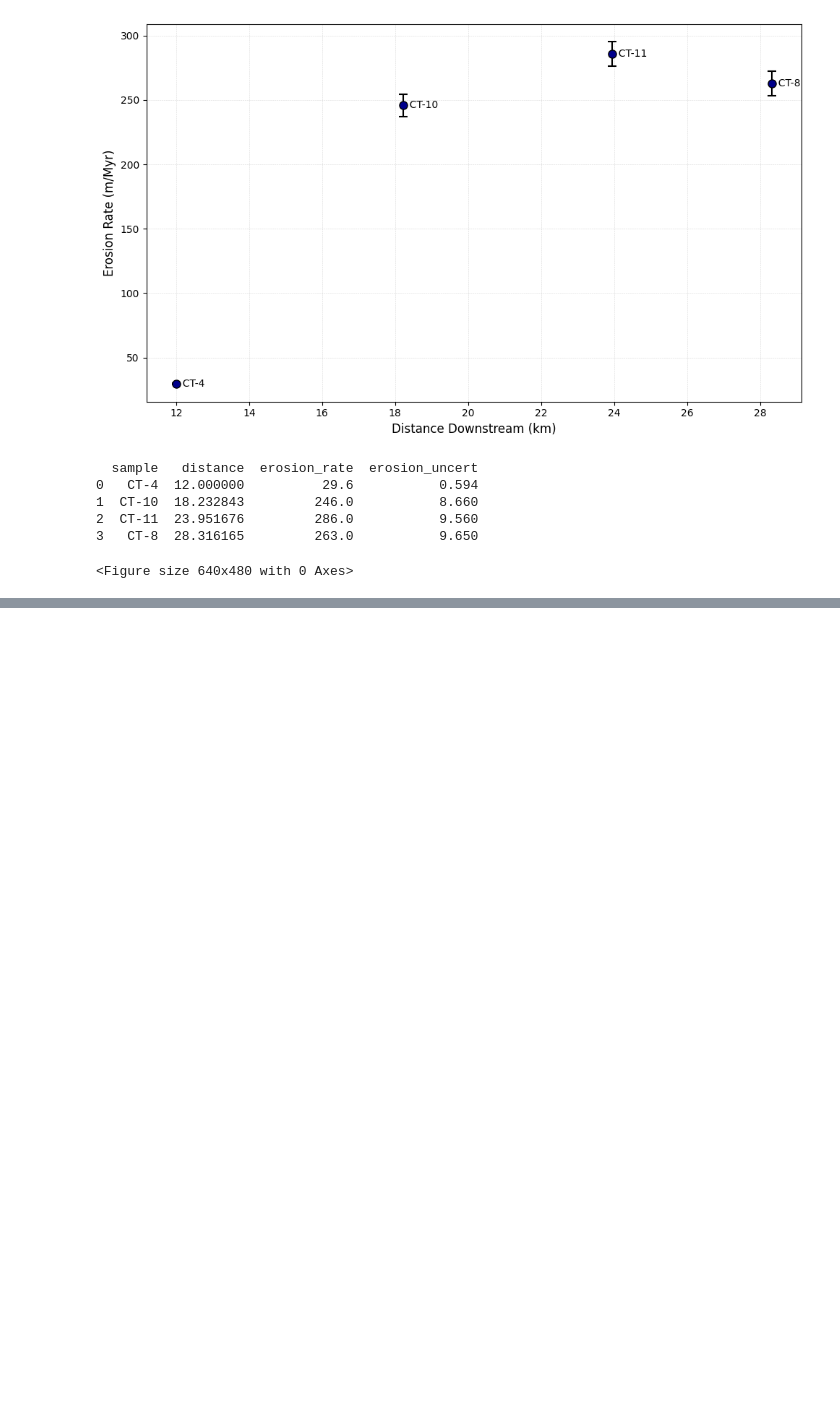
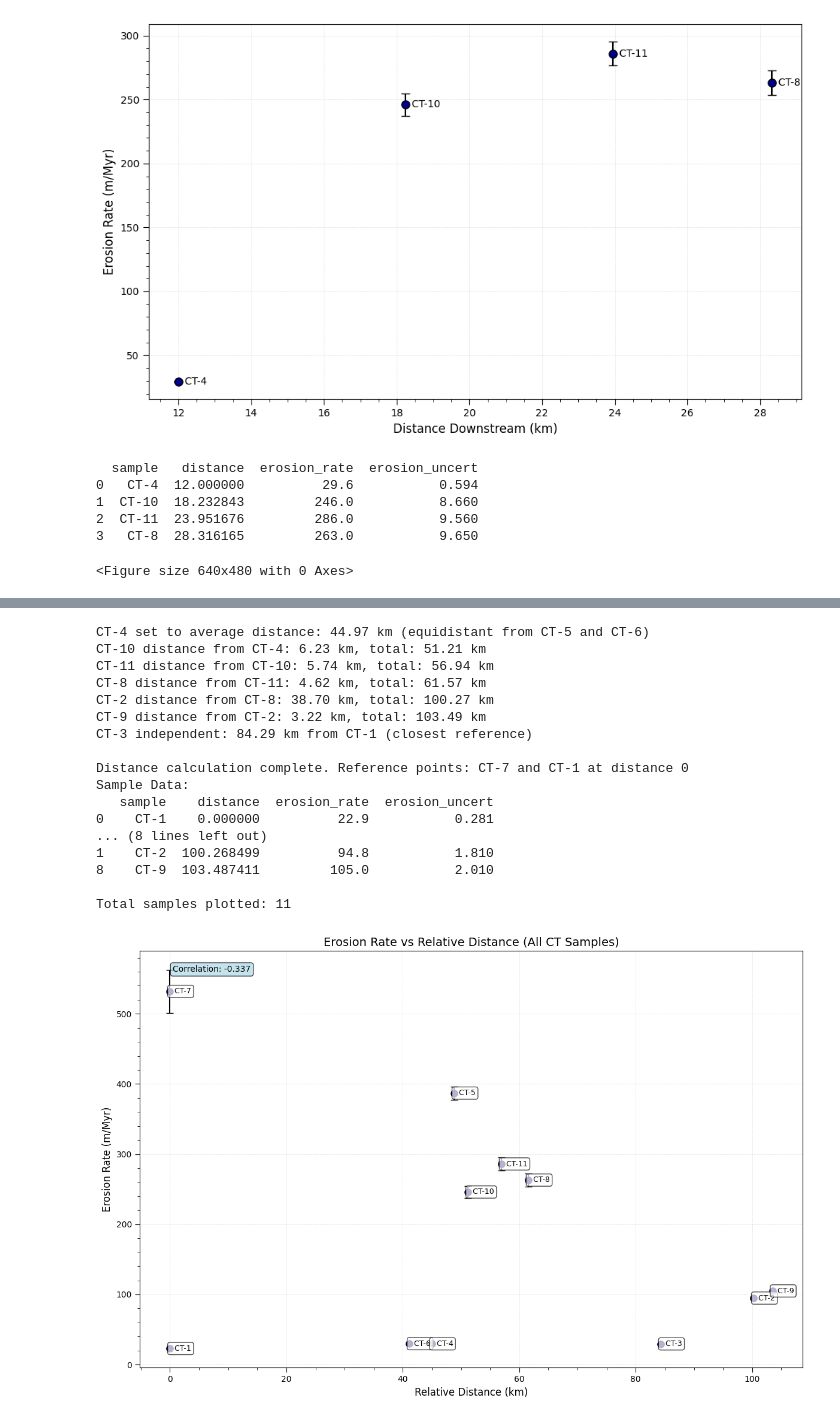
Before and after one commit to glong1321/AndesTG, a Jupyter notebook: Mataquito/Mixing_below_confluence/Below_confluence.ipynb, the cells around one changed output, grey strips where cells are left out. Saved outputs shown, nothing was run; the diff lists cells and outputs as text; code cells hidden in the pictures; blank space fills up the shorter version.

```diff
--- a/Mataquito/Mixing_below_confluence/Below_confluence.ipynb
+++ b/Mataquito/Mixing_below_confluence/Below_confluence.ipynb
@@ -535,0 +1044,21 @@ plt.savefig('Figures/downstream_mixing_erosionrate.png')
+# %%
+plot_df = plot_all_samples_erosion_rate(df)
+# %% [output]
+CT-4 set to average distance: 44.97 km (equidistant from CT-5 and CT-6)
+CT-10 distance from CT-4: 6.23 km, total: 51.21 km
+CT-11 distance from CT-10: 5.74 km, total: 56.94 km
+CT-8 distance from CT-11: 4.62 km, total: 61.57 km
+CT-2 distance from CT-8: 38.70 km, total: 100.27 km
+CT-9 distance from CT-2: 3.22 km, total: 103.49 km
+CT-3 independent: 84.29 km from CT-1 (closest reference)
+
+Distance calculation complete. Reference points: CT-7 and CT-1 at distance 0
+Sample Data:
+   sample    distance  erosion_rate  erosion_uncert
+0    CT-1    0.000000          22.9           0.281
+... (8 lines left out)
+1    CT-2  100.268499          94.8           1.810
+8    CT-9  103.487411         105.0           2.010
+
+Total samples plotted: 11
+[figure, added]
```
Also changed, not shown: parts of 10 cells of this notebook, 7 other files.
